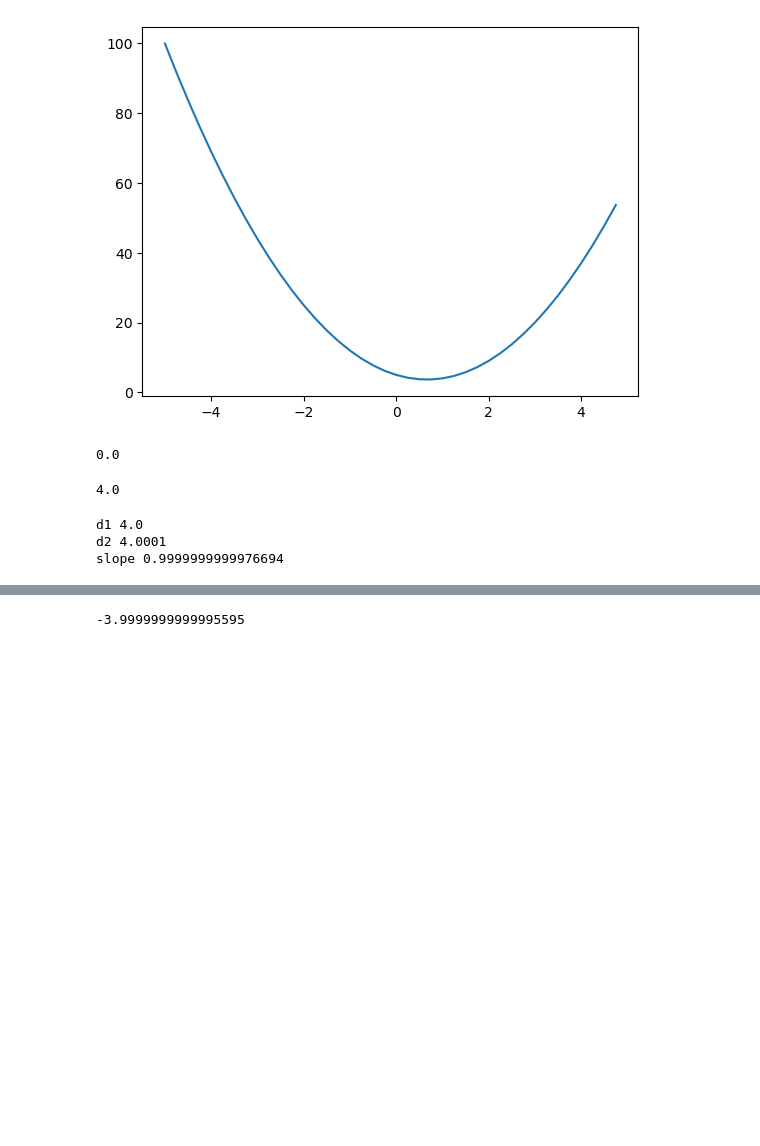
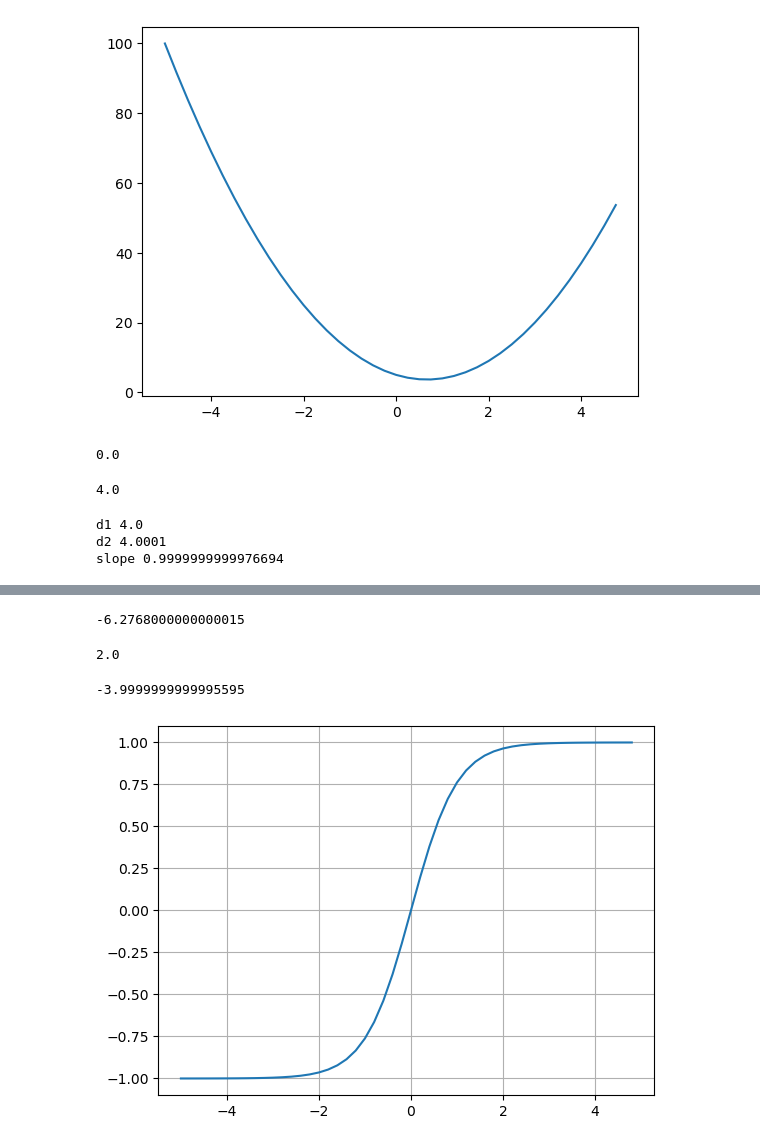
Before and after one commit to patrickmgebhard/micrograd, a Jupyter notebook: micrograd_from_scratch.ipynb, the cells around one changed output, grey strips where cells are left out. Drawn from its saved outputs; the diff is of its cells as text; code cells hidden in the pictures; blank space fills up the shorter version.

```diff
--- a/micrograd_from_scratch.ipynb
+++ b/micrograd_from_scratch.ipynb
@@ -122 +185,38 @@ b.grad = -2.0 * 2.0
+# %%
+# important we go 0.01 in the direction of the gradient and hence we expect this to increase L overall
+a.data += 0.01 * a.grad
+b.data += 0.01 * b.grad
+c.data += 0.01 * c.grad
+d.data += 0.01 * d.grad
+
+e = a * b
+d = e + c
+L = d * f
+
+print(L.data)
+# %% [output]
+-6.2768000000000015
+# %%
+a = Value(2.0, label='a')
+b = Value(-3.0, label='b')
+c = Value(10.0, label='c')
+e = a*b; e.label = 'e'
+d = e + c; d.label = 'd'
+f = Value(-2.0, label='f')
+L = d * f; L.label='L'
+
+
+# important we go 0.01 in the direction of the gradient and hence we expect this to increase L overall
+a.data += 0.01 * a.grad
+b.data += 0.01 * b.grad
+c.data += 0.01 * c.grad
+d.data += 0.01 * d.grad
+
+e = a * b
+d = e + c
+L = d * f
+
+print(a.data)
+# %% [output]
+2.0
 # %%
@@ -165,3 +272,7 @@ def lol():
 lol()
 # %% [output]
 -3.9999999999995595
+# %%
+plt.plot(np.arange(-5,5,0.2), np.tanh(np.arange(-5,5,0.2))); plt.grid();
+# %% [output]
+[figure, added]
```
Also changed, not shown: parts of 25 cells of this notebook.
